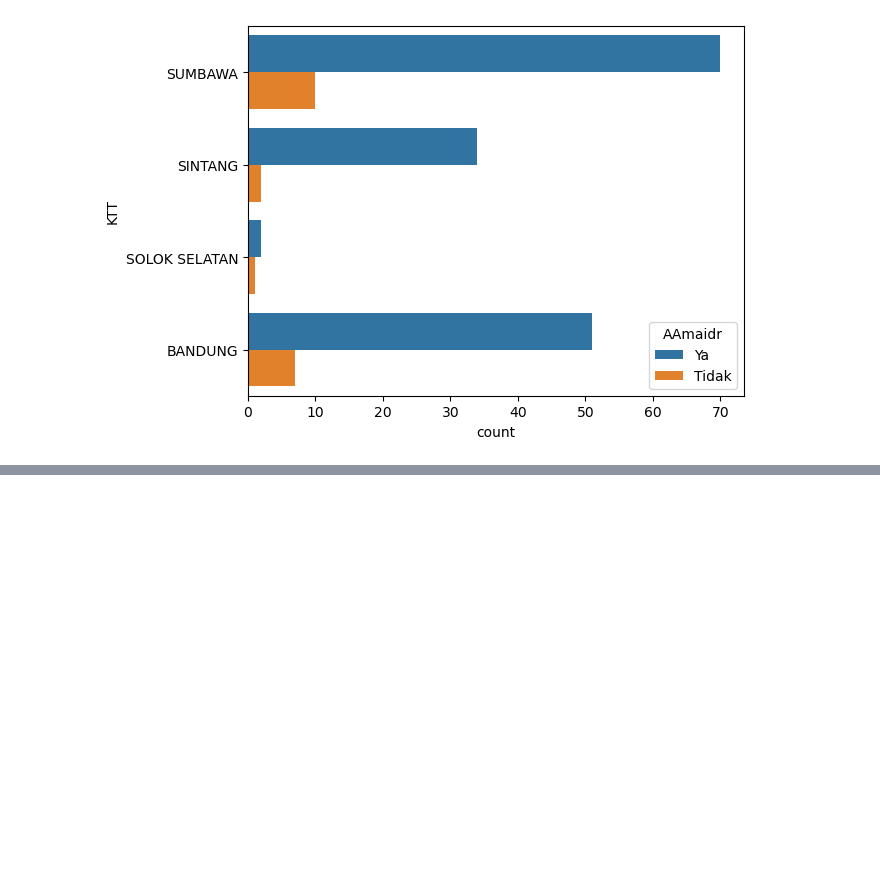
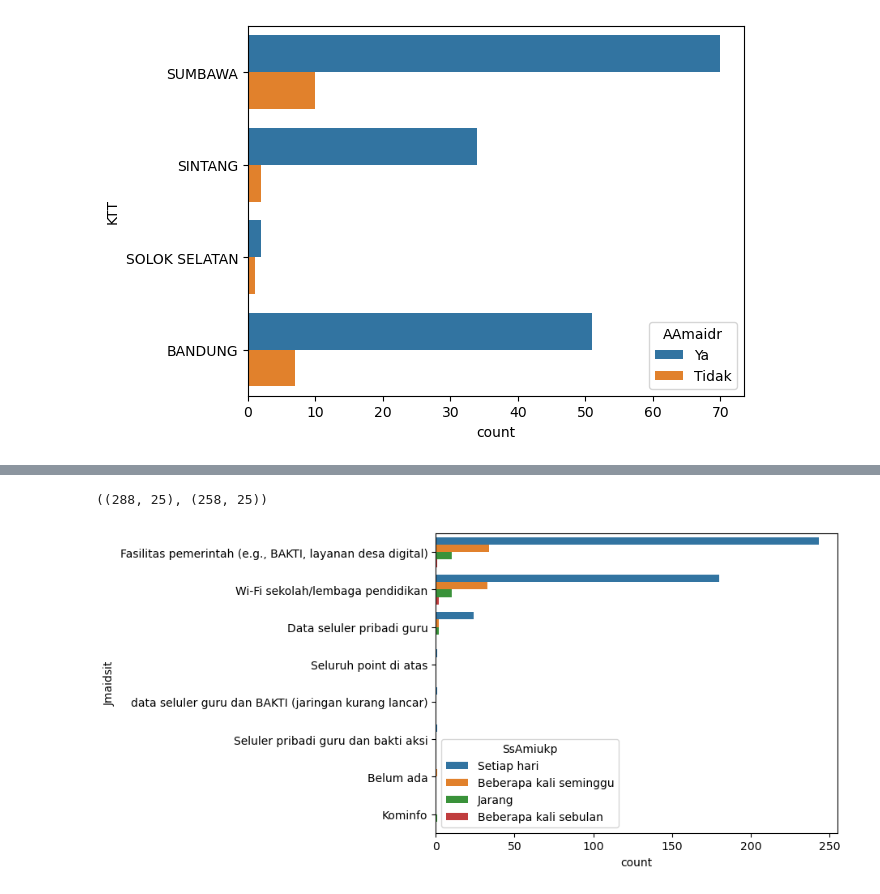
Before and after one commit to taudataanalytics/bakti2024, a Jupyter notebook: Bakti-2024.ipynb, the cells around one changed output, grey strips where cells are left out. Drawn from its saved outputs; the diff is of its cells as text; code cells hidden in the pictures; blank space fills up the shorter version.

```diff
--- a/Bakti-2024.ipynb
+++ b/Bakti-2024.ipynb
@@ -639,0 +676,12 @@ ax = sns.countplot( y='KTT', hue = 'AAmaidr', data=dfK)
+# %%
+dfG2 = dfG[dfG["Jmaidsit"]=="Fasilitas pemerintah (e.g., BAKTI, layanan desa digital)"]
+dfG3 = dfG[dfG["Jmaidsit"]!="Fasilitas pemerintah (e.g., BAKTI, layanan desa digital)"]
+
+dfG2.shape, dfG3.shape
+# %% [output]
+((288, 25), (258, 25))
+# %%
+#  'Seberapa sering Anda menggunakan internet untuk kegiatan pendidikan?': 'SsAmiukp',
+ax = sns.countplot( y='Jmaidsit', hue = 'SsAmiukp', data=dfG)
+# %% [output]
+[figure, added]
```
Also changed, not shown: parts of 13 cells of this notebook.
